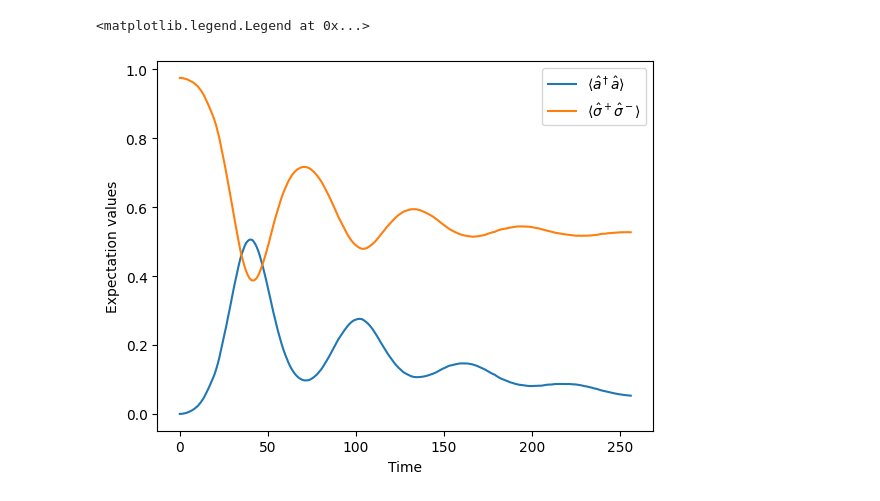
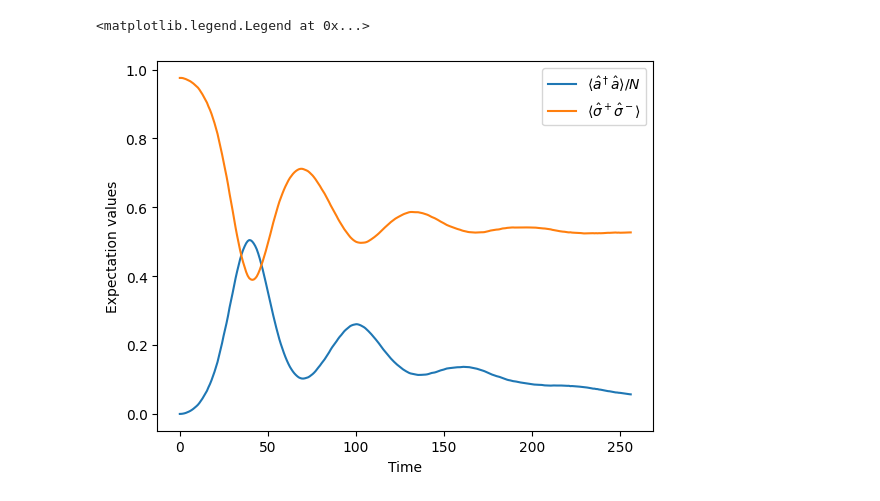
Before and after one commit to ellxor/pimcs, a Jupyter notebook: example2.ipynb, the cells around one changed output. Cells and saved outputs as stored; diff of their text form; code cells hidden in the pictures.

```diff
--- a/example2.ipynb
+++ b/example2.ipynb
@@ -5,7 +5,7 @@ import matplotlib.pyplot as plt
 from pimcs import jspin, destroy, Dicke, rotated_qubits, mcsolve
 
 # setup system in exactly same way as with qutip.piqs
-N = 500
+N = 200
 OmegaC = 0
 OmegaA = 0.1/2
 Coupling = 0.1 / np.sqrt(N)
@@ -36,7 +36,7 @@ data = mcsolve(
     psi0,               # initial state of simulations
     times,              # times to output expecation values (must be linearly spaced for now)
     [a.dag()*a, Jz],    # operators of expectation values to output
-    ntraj = 40,         # number of Monte Carlo simulations to run
+    ntraj = 100,        # number of Monte Carlo simulations to run
     ncpu = 8,           # number of simulations to run in parallel (ideally = number of CPU cores)
     jtol = 0.05         # parameter to tune integration step size (lower is more accurate but slower)
 )
@@ -49,17 +48,17 @@ Trajectory [40/40] completed, average time: 45.855 seconds.
 # %%
 # N =  up + down
 # M = (up - down)/2
 # up = N/2 + M
 
 photon = data.expect[0].real
 spin_up = N/2 + data.expect[1].real
 
-plt.plot(times, photon / N, label = "$\\langle \\hat{a}^\\dagger \\hat{a} \\rangle$")
+plt.plot(times, photon / N, label = "$\\langle \\hat{a}^\\dagger \\hat{a} \\rangle / N$")
 plt.plot(times, spin_up / N, label = "$\\langle \\hat{\\sigma}^+ \\hat{\\sigma}^- \\rangle$")
 
 plt.xlabel("Time")
 plt.ylabel("Expectation values")
 plt.legend()
 # %% [output]
 <matplotlib.legend.Legend at 0x...>
-[figure, old version]
+[figure, new version]
```
Also changed, not shown: parts of 2 cells of this notebook, 2 other files.
